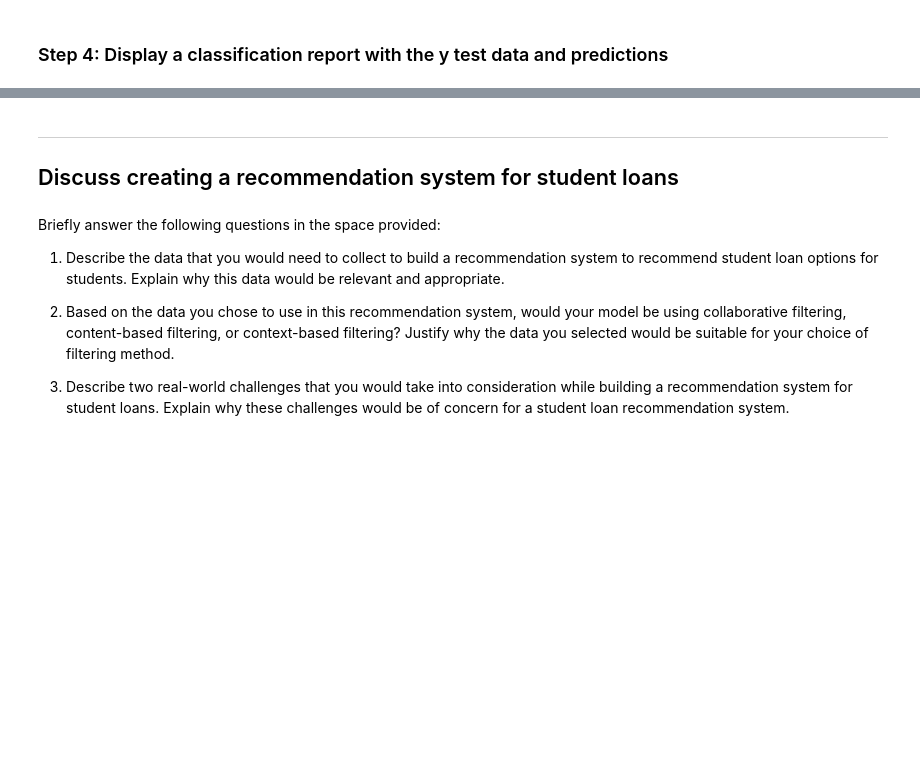
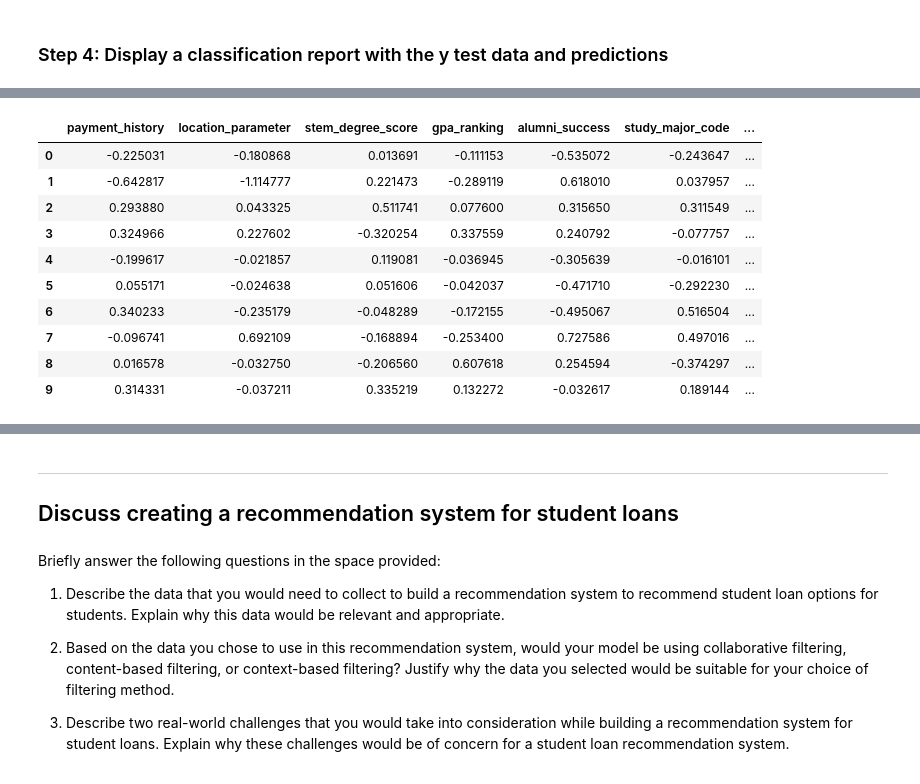
Before and after one commit to housker-columbia/neural-network-challenge-1, a Jupyter notebook: student_loans_with_deep_learning.ipynb, the cells around one changed output, grey strips where cells are left out. Drawn from its saved outputs; the diff is of its cells as text; code cells hidden in the pictures; blank space fills up the shorter version.

```diff
--- a/student_loans_with_deep_learning.ipynb
+++ b/student_loans_with_deep_learning.ipynb
@@ -299,0 +362,20 @@ weighted avg       0.75      0.75      0.75       400
+# %%
+weights = nn_model_loaded.layers[0].get_weights()[0]
+# Columns are epochs, rows are features
+w_df = pd.DataFrame(weights)
+w_df_flipped = w_df.transpose().reset_index(drop=True)
+w_df_flipped.columns = X_train_scaled.columns
+# Each row corresponds to an epoch. The last row shows the weights that the model used at the end training, i.e., the final set of weights that constitutes the trained model.
+w_df_flipped
+# %% [output]
+|  | payment_history | location_parameter | stem_degree_score | gpa_ranking | alumni_success | study_major_code | ... |
+| 0 | -0.225031 | -0.180868 | 0.013691 | -0.111153 | -0.535072 | -0.243647 | ... |
+| 1 | -0.642817 | -1.114777 | 0.221473 | -0.289119 | 0.618010 | 0.037957 | ... |
+| 2 | 0.293880 | 0.043325 | 0.511741 | 0.077600 | 0.315650 | 0.311549 | ... |
+| 3 | 0.324966 | 0.227602 | -0.320254 | 0.337559 | 0.240792 | -0.077757 | ... |
+| 4 | -0.199617 | -0.021857 | 0.119081 | -0.036945 | -0.305639 | -0.016101 | ... |
+| 5 | 0.055171 | -0.024638 | 0.051606 | -0.042037 | -0.471710 | -0.292230 | ... |
+| 6 | 0.340233 | -0.235179 | -0.048289 | -0.172155 | -0.495067 | 0.516504 | ... |
+| 7 | -0.096741 | 0.692109 | -0.168894 | -0.253400 | 0.727586 | 0.497016 | ... |
+| 8 | 0.016578 | -0.032750 | -0.206560 | 0.607618 | 0.254594 | -0.374297 | ... |
+| 9 | 0.314331 | -0.037211 | 0.335219 | 0.132272 | -0.032617 | 0.189144 | ... |
```
Also changed, not shown: parts of 31 cells of this notebook.
